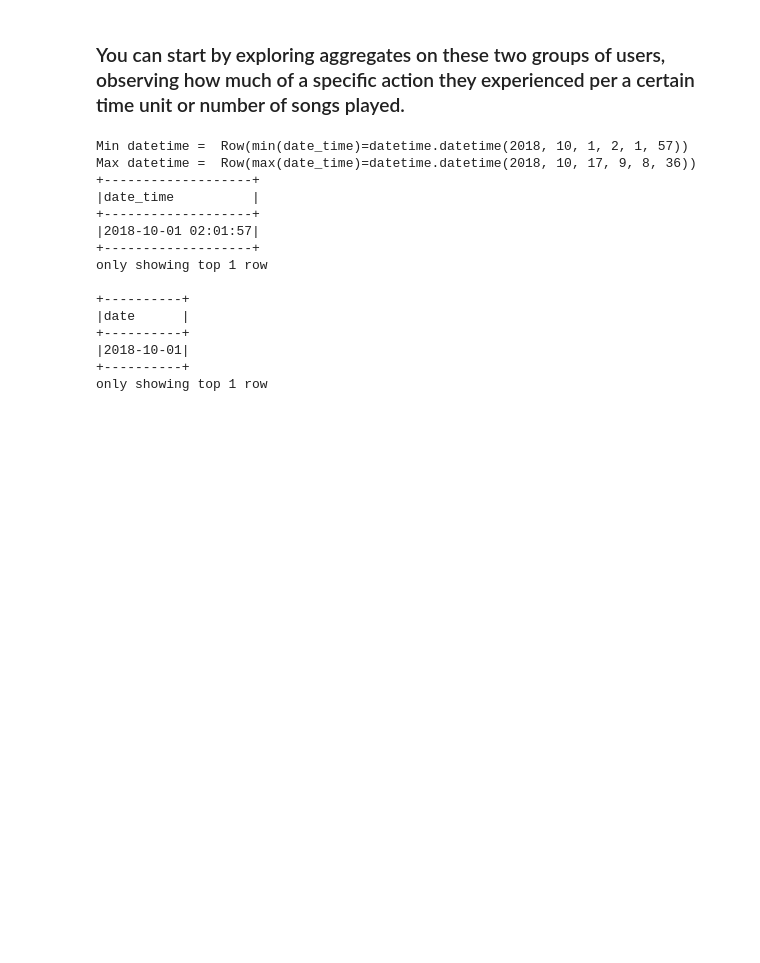
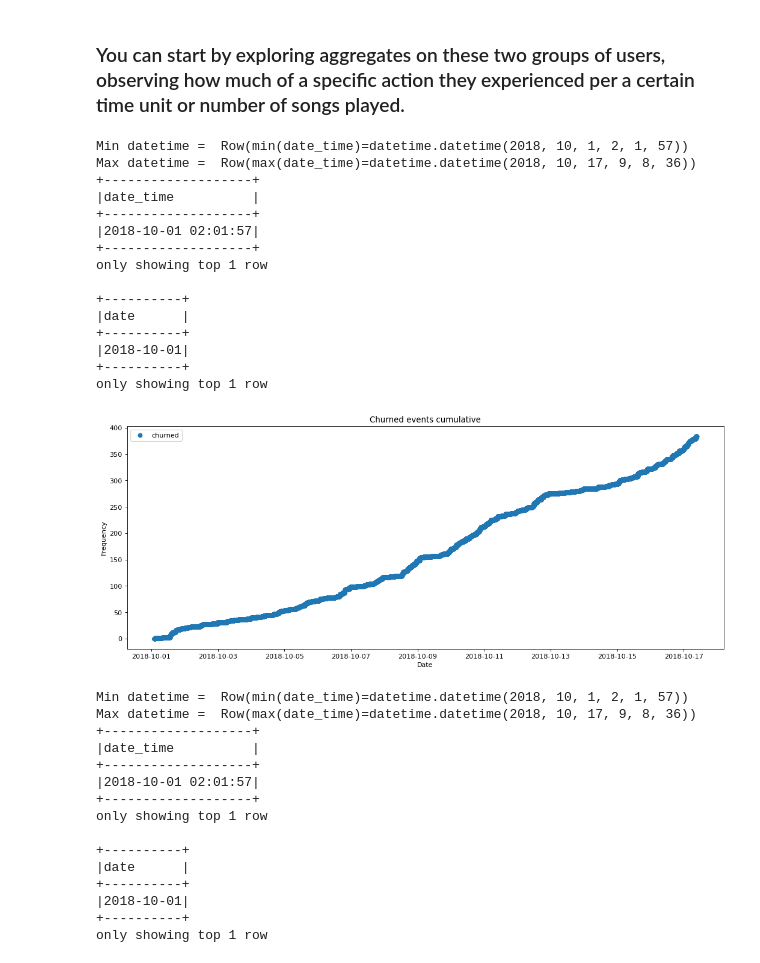
Before and after one commit to kwovadis/music_app_churn_analysis, a Jupyter notebook: notebook_sparkify_clean.ipynb, the cells around one changed output. Saved outputs shown, nothing was run; the diff lists cells and outputs as text; code cells hidden in the pictures; blank space fills up the shorter version.

Commit message:
Churned events cumulative plot

```diff
--- a/notebook_sparkify_clean.ipynb
+++ b/notebook_sparkify_clean.ipynb
@@ -684,6 +684,52 @@ def plot_number_of_songs_in_each_day_hour_churned_vs_active(songs_in_hour_for_ch
     axes.set_ylim(0, 1.2 * max(max(songs_in_hour_churned_pd["count"]), max(songs_in_hour_active_pd["count"])))
     axes.set_xlabel("Hour")
     axes.set_ylabel("Songs played")
+    axes.legend()
+
+def concert_timestamp_to_date_time(data_churn):
+    # Convert timestamp to date_time
+    new_data_churn = create_date_column(data_churn)
+    new_data_churn.select('date_time').show(1, truncate = False)
+    new_data_churn.select('date').show(1, truncate = False)
+    return new_data_churn
+
+def create_cumulative_churn_event_plot(new_data_churn):
+    df_w_cumsum = new_data_churn.alias('df_w_cumsum')
+    # id(df_w_cumsum) == id(new_data_churn)  # False
+    # df_w_cumsum = df_w_cumsum.withColumn("churnedEvent", df_w_cumsum["churnedEvent"].cast(FloatType()))
+    # df_w_cumsum = df_w_cumsum.withColumn("churnedUser", df_w_cumsum["churnedUser"].cast(FloatType()))
+
+    windowval = (Window.partitionBy('churnedUser').orderBy('date_time').rangeBetween(Window.unboundedPreceding, 0))
+    df_w_cumsum = df_w_cumsum.withColumn('cum_sum', Fsum('churnedEvent').over(windowval))
+
+    plt.figure(figsize=(16, 6), dpi=80)
+    plt.scatter(df_w_cumsum.filter(df_w_cumsum.churnedUser == 1).select('date_time').collect(), df_w_cumsum.filter(df_w_cumsum.churnedUser == 1).select('cum_sum').collect(), label='churned')
+    # plt.scatter(df_w_cumsum.filter(df_w_cumsum.churnedUser == 0).select('date_time').collect(), df_w_cumsum.filter(df_w_cumsum.churnedUser == 0).select('cum_sum').collect(), label='stayed')
+    plt.title('Churned events cumulative')
+    plt.xlabel('Date')
+    plt.ylabel('Frequency')
+    plt.legend()
+# %%
+# Convert timestamp to date_time and create a cumulative churned event plot
+new_data_churn = concert_timestamp_to_date_time(data_churn)
+create_cumulative_churn_event_plot(new_data_churn)
+# %% [output]
+Min datetime =  Row(min(date_time)=datetime.datetime(2018, 10, 1, 2, 1, 57))
+Max datetime =  Row(max(date_time)=datetime.datetime(2018, 10, 17, 9, 8, 36))
++-------------------+
+|date_time          |
++-------------------+
+|2018-10-01 02:01:57|
++-------------------+
+only showing top 1 row
+
++----------+
+|date      |
++----------+
+|2018-10-01|
++----------+
+only showing top 1 row
+[figure, added]
 # %%
 # Convert timestamp to date_time
 new_data_churn = create_date_column(data_churn)
```
Also changed, not shown: parts of 10 cells of this notebook.
